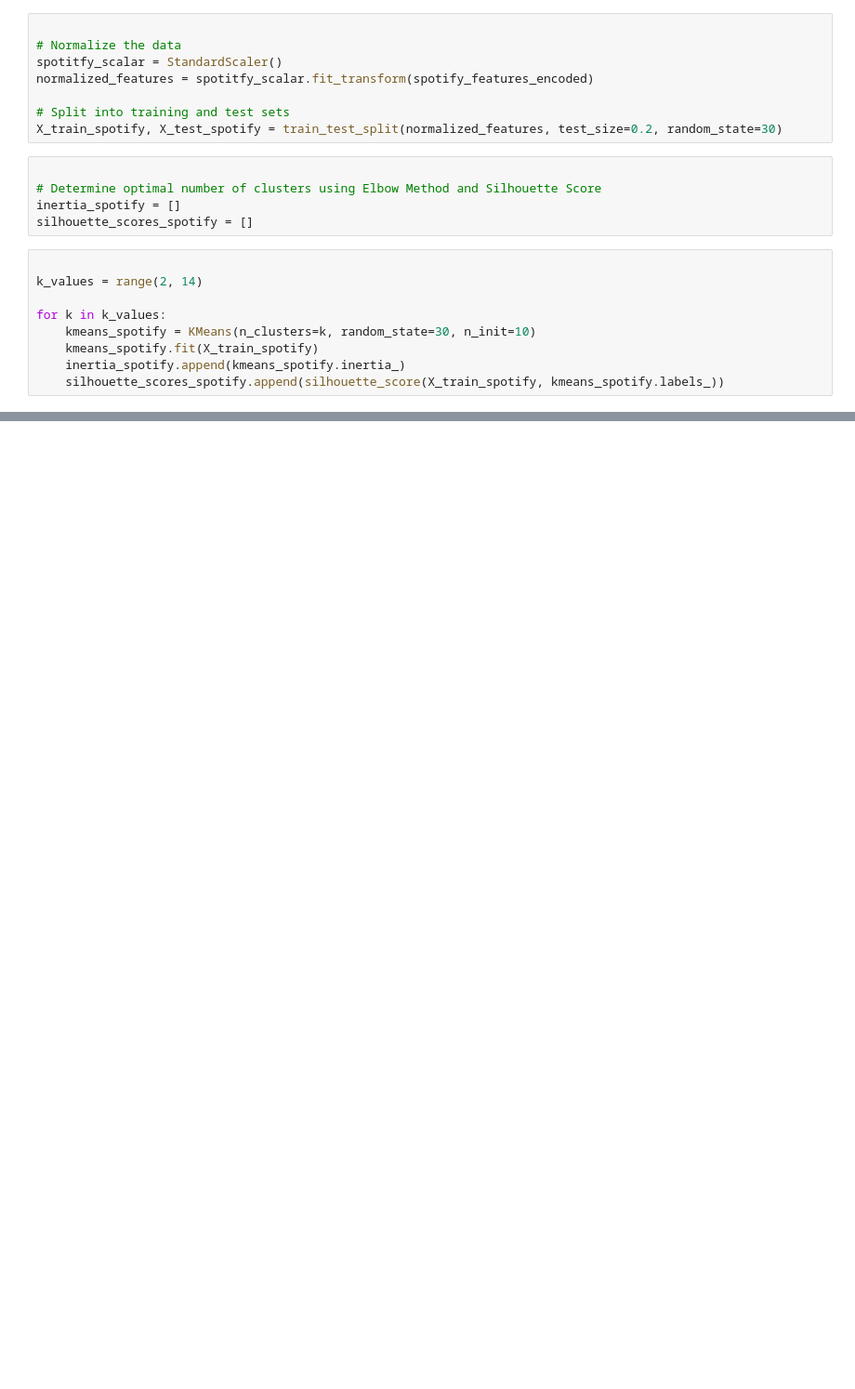
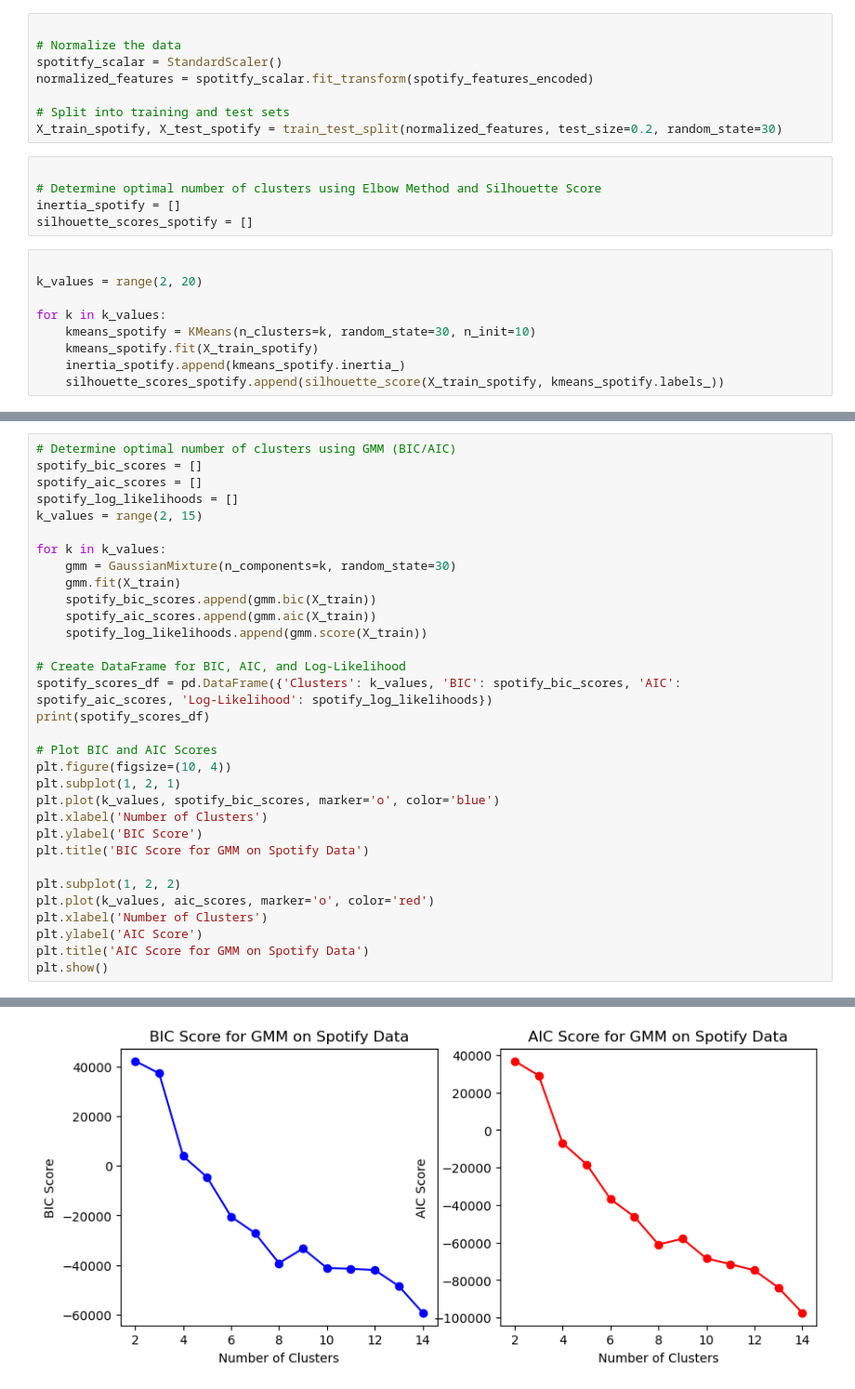
Before and after one commit to nico-medellin/Studying-the-Effects-of-Clustering-and-Dimension-Reduction-on-Neural-Network-Performance, a Jupyter notebook: assignment_3.ipynb, the cells around one changed output, grey strips where cells are left out. Shown at 93% size. Cells and saved outputs as stored; diff of their text form; blank space fills up the shorter version.

```diff
--- a/assignment_3.ipynb
+++ b/assignment_3.ipynb
@@ -282,7 +385,7 @@ inertia_spotify = []
 silhouette_scores_spotify = []
 # %%
 
-k_values = range(2, 14)
+k_values = range(2, 20)
 
 for k in k_values:
     kmeans_spotify = KMeans(n_clusters=k, random_state=30, n_init=10)
@@ -361,0 +475,33 @@ plt.show()
+# %%
+# Determine optimal number of clusters using GMM (BIC/AIC)
+spotify_bic_scores = []
+spotify_aic_scores = []
+spotify_log_likelihoods = []
+k_values = range(2, 15)
+
+for k in k_values:
+    gmm = GaussianMixture(n_components=k, random_state=30)
+    gmm.fit(X_train)
+    spotify_bic_scores.append(gmm.bic(X_train))
+    spotify_aic_scores.append(gmm.aic(X_train))
+    spotify_log_likelihoods.append(gmm.score(X_train))
+
+# Create DataFrame for BIC, AIC, and Log-Likelihood
+spotify_scores_df = pd.DataFrame({'Clusters': k_values, 'BIC': spotify_bic_scores, 'AIC': spotify_aic_scores, 'Log-Likelihood': spotify_log_likelihoods})
+print(spotify_scores_df)
+
+# Plot BIC and AIC Scores
+plt.figure(figsize=(10, 4))
+plt.subplot(1, 2, 1)
+plt.plot(k_values, spotify_bic_scores, marker='o', color='blue')
+plt.xlabel('Number of Clusters')
+plt.ylabel('BIC Score')
+plt.title('BIC Score for GMM on Spotify Data')
+
+plt.subplot(1, 2, 2)
+plt.plot(k_values, aic_scores, marker='o', color='red')
+plt.xlabel('Number of Clusters')
+plt.ylabel('AIC Score')
+plt.title('AIC Score for GMM on Spotify Data')
+plt.show()
+# %% [output]
@@ -361,0 +522 @@ plt.show()
+[figure, added]
```
Also changed, not shown: parts of 25 cells of this notebook.
